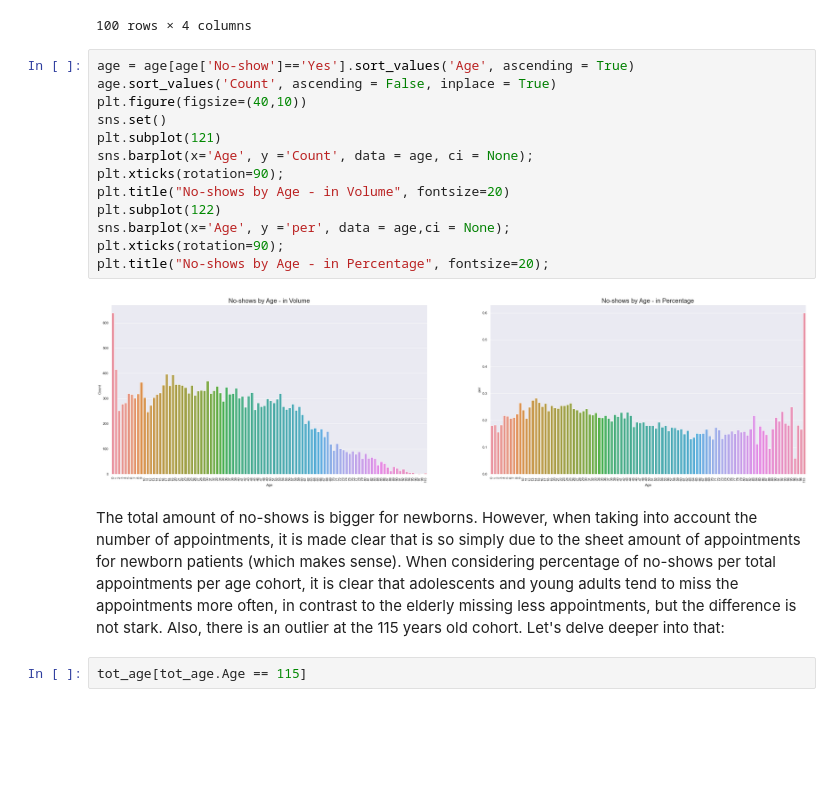
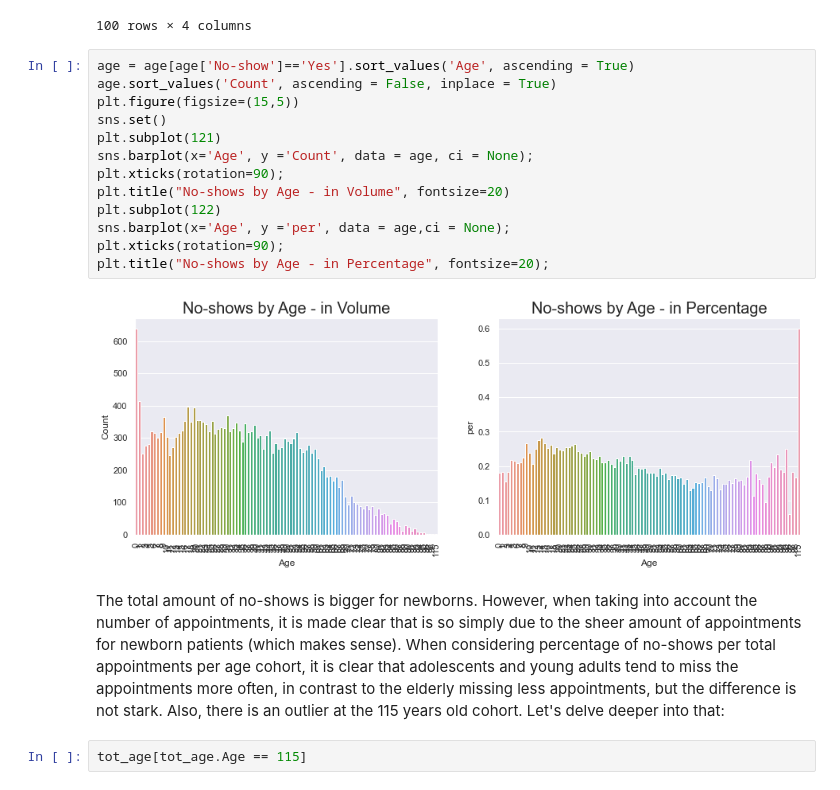
Before and after one commit to Yamamuen/da2, a Jupyter notebook: Project_2.ipynb, the cells around one changed output. Drawn from its saved outputs; the diff is of its cells as text; blank space fills up the shorter version.

```diff
--- a/Project_2.ipynb
+++ b/Project_2.ipynb
@@ -354,20 +341,20 @@ age[age['No-show']=='Yes'].sort_values('Count', ascending = False)
 # %%
 age = age[age['No-show']=='Yes'].sort_values('Age', ascending = True)
 age.sort_values('Count', ascending = False, inplace = True)
-plt.figure(figsize=(40,10))
+plt.figure(figsize=(15,5))
 sns.set()
 plt.subplot(121)
 sns.barplot(x='Age', y ='Count', data = age, ci = None);
 plt.xticks(rotation=90);
 plt.title("No-shows by Age - in Volume", fontsize=20)
 plt.subplot(122)
 sns.barplot(x='Age', y ='per', data = age,ci = None);
 plt.xticks(rotation=90);
 plt.title("No-shows by Age - in Percentage", fontsize=20);
 # %% [output]
-[figure, old version]
+[figure, new version]
 # %% [markdown]
-The total amount of no-shows is bigger for newborns. However, when taking into account the number of appointments, it is made clear that is so simply due to the sheet amount of appointments for newborn patients (which makes sense). When considering percentage of no-shows per total appointments per age cohort, it is clear that adolescents and young adults tend to miss the appointments more often, in contrast to the elderly missing less appointments, but the difference is not stark. Also, there is an outlier at the 115 years old cohort. Let's delve deeper into that:
+The total amount of no-shows is bigger for newborns. However, when taking into account the number of appointments, it is made clear that is so simply due to the sheer amount of appointments for newborn patients (which makes sense). When considering percentage of no-shows per total appointments per age cohort, it is clear that adolescents and young adults tend to miss the appointments more often, in contrast to the elderly missing less appointments, but the difference is not stark. Also, there is an outlier at the 115 years old cohort. Let's delve deeper into that:
 # %%
 tot_age[tot_age.Age == 115]
 # %% [output]
```
Also changed, not shown: parts of 9 cells of this notebook, 1 other file.
